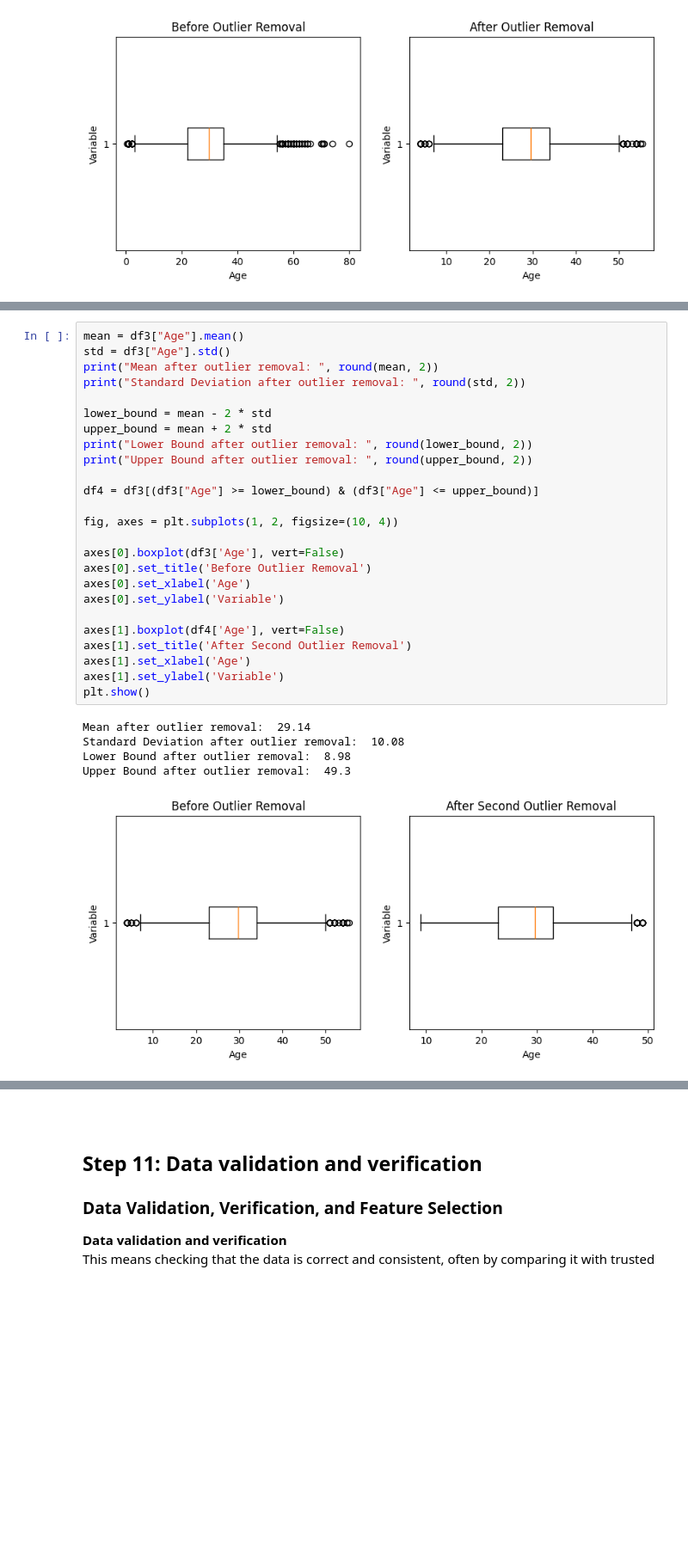
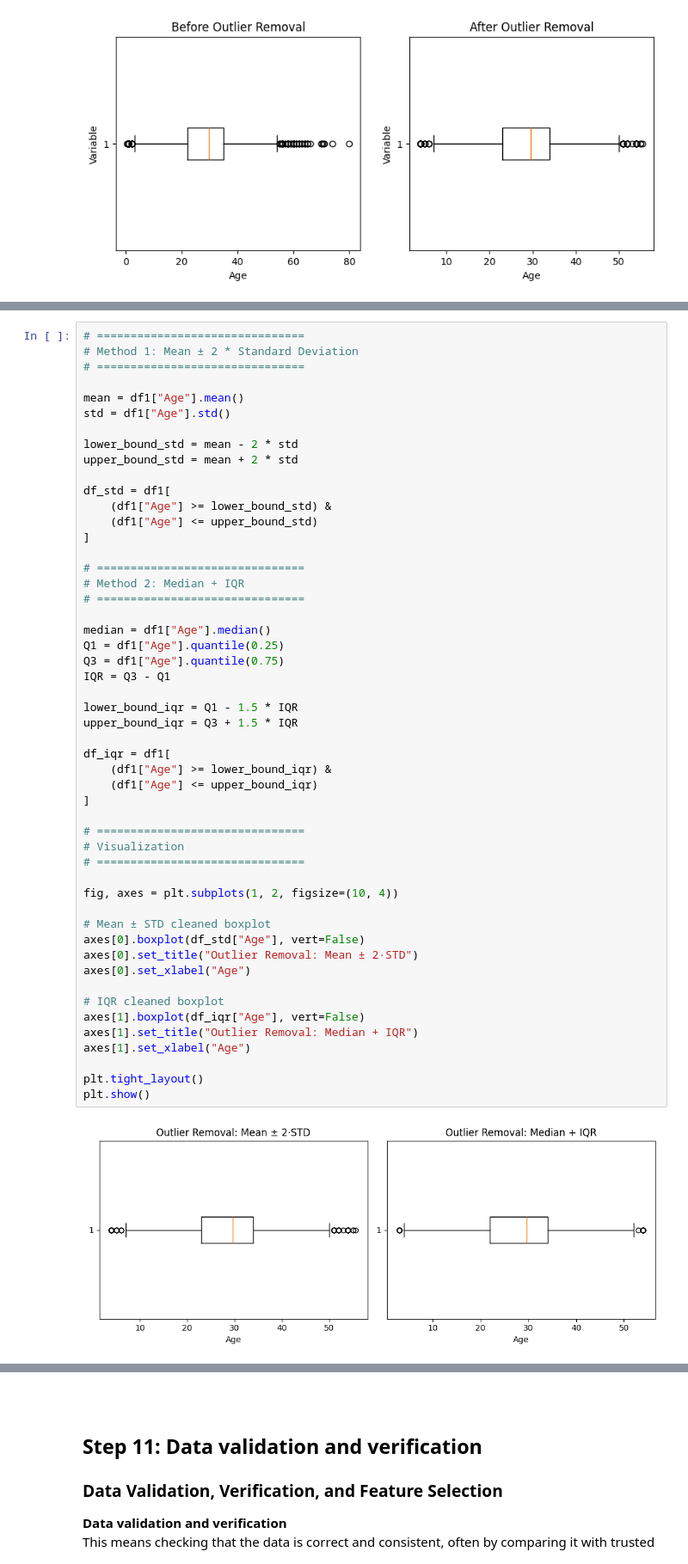
Before and after one commit to rusterman/ML-DS-DL-AI, a Jupyter notebook: Machine-Learning/Machine-Learning-Pipeline/1-Data-Preprocessing/1-Data-Cleaning.ipynb, the cells around one changed output, grey strips where cells are left out. Shown at 86% size. Cells and saved outputs as stored; diff of their text form; blank space fills up the shorter version.

```diff
--- a/Machine-Learning/Machine-Learning-Pipeline/1-Data-Preprocessing/1-Data-Cleaning.ipynb
+++ b/Machine-Learning/Machine-Learning-Pipeline/1-Data-Preprocessing/1-Data-Cleaning.ipynb
@@ -229,31 +278,53 @@ plt.show()
 # %%
-mean = df3["Age"].mean()
-std = df3["Age"].std()
-print("Mean after outlier removal: ", round(mean, 2))
-print("Standard Deviation after outlier removal: ", round(std, 2))
+# ===============================
+# Method 1: Mean ± 2 * Standard Deviation
+# ===============================
 
-lower_bound = mean - 2 * std
-upper_bound = mean + 2 * std
-print("Lower Bound after outlier removal: ", round(lower_bound, 2))
-print("Upper Bound after outlier removal: ", round(upper_bound, 2))
+mean = df1["Age"].mean()
+std = df1["Age"].std()
 
-df4 = df3[(df3["Age"] >= lower_bound) & (df3["Age"] <= upper_bound)]
+lower_bound_std = mean - 2 * std
+upper_bound_std = mean + 2 * std
+
+df_std = df1[
+    (df1["Age"] >= lower_bound_std) &
+    (df1["Age"] <= upper_bound_std)
+]
+
+# ===============================
+# Method 2: Median + IQR
+# ===============================
+
+median = df1["Age"].median()
+Q1 = df1["Age"].quantile(0.25)
+Q3 = df1["Age"].quantile(0.75)
+IQR = Q3 - Q1
+
+lower_bound_iqr = Q1 - 1.5 * IQR
+upper_bound_iqr = Q3 + 1.5 * IQR
+
+df_iqr = df1[
+    (df1["Age"] >= lower_bound_iqr) &
+    (df1["Age"] <= upper_bound_iqr)
+]
+
+# ===============================
+# Visualization
+# ===============================
 
 fig, axes = plt.subplots(1, 2, figsize=(10, 4))
 
-axes[0].boxplot(df3['Age'], vert=False)
-axes[0].set_title('Before Outlier Removal')
-axes[0].set_xlabel('Age')
-axes[0].set_ylabel('Variable')
+# Mean ± STD cleaned boxplot
+axes[0].boxplot(df_std["Age"], vert=False)
+axes[0].set_title("Outlier Removal: Mean ± 2·STD")
+axes[0].set_xlabel("Age")
 
-axes[1].boxplot(df4['Age'], vert=False)
-axes[1].set_title('After Second Outlier Removal')
-axes[1].set_xlabel('Age')
-axes[1].set_ylabel('Variable')
+# IQR cleaned boxplot
+axes[1].boxplot(df_iqr["Age"], vert=False)
+axes[1].set_title("Outlier Removal: Median + IQR")
+axes[1].set_xlabel("Age")
+
+plt.tight_layout()
 plt.show()
 # %% [output]
-Mean after outlier removal:  29.14
-Standard Deviation after outlier removal:  10.08
-Lower Bound after outlier removal:  8.98
-Upper Bound after outlier removal:  49.3
-[figure, old version]
+[figure, new version]
```
Also changed, not shown: parts of 4 cells of this notebook.
